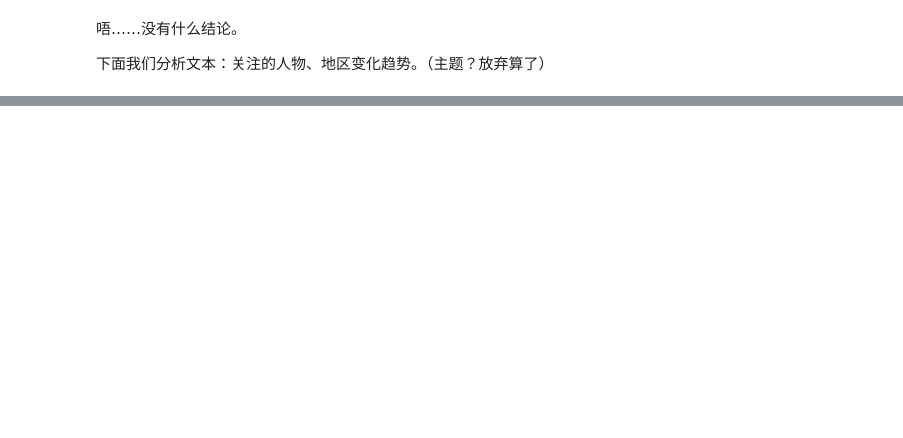
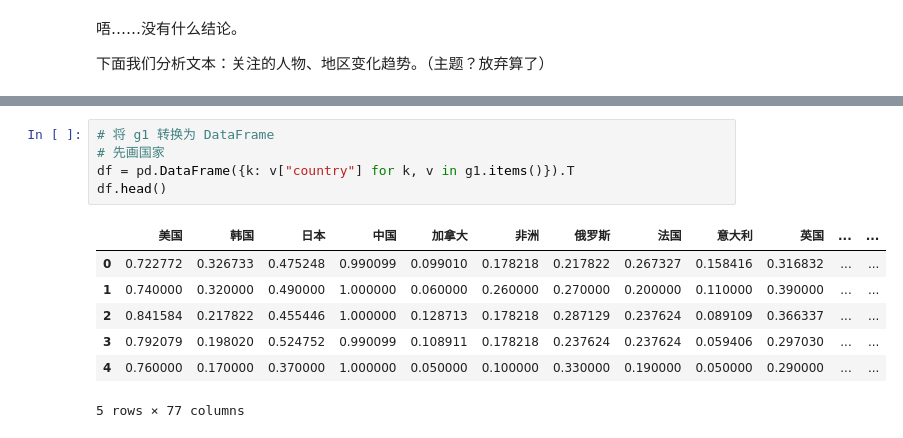
Before and after one commit to Master-Hash/bedtime-statistiques, a Jupyter notebook: analysis.ipynb, the cells around one changed output, grey strips where cells are left out. Drawn from its saved outputs; the diff is of its cells as text; blank space fills up the shorter version.

```diff
--- a/analysis.ipynb
+++ b/analysis.ipynb
@@ -96,0 +184,13 @@ plt.show()
+# %%
+# 将 g1 转换为 DataFrame
+# 先画国家
+df = pd.DataFrame({k: v["country"] for k, v in g1.items()}).T
+df.head()
+# %% [output]
+|  | 美国 | 韩国 | 日本 | 中国 | 加拿大 | 非洲 | 俄罗斯 | 法国 | 意大利 | 英国 | ... | ... |
+| 0 | 0.722772 | 0.326733 | 0.475248 | 0.990099 | 0.099010 | 0.178218 | 0.217822 | 0.267327 | 0.158416 | 0.316832 | ... | ... |
+| 1 | 0.740000 | 0.320000 | 0.490000 | 1.000000 | 0.060000 | 0.260000 | 0.270000 | 0.200000 | 0.110000 | 0.390000 | ... | ... |
+| 2 | 0.841584 | 0.217822 | 0.455446 | 1.000000 | 0.128713 | 0.178218 | 0.287129 | 0.237624 | 0.089109 | 0.366337 | ... | ... |
+| 3 | 0.792079 | 0.198020 | 0.524752 | 0.990099 | 0.108911 | 0.178218 | 0.237624 | 0.237624 | 0.059406 | 0.297030 | ... | ... |
+| 4 | 0.760000 | 0.170000 | 0.370000 | 1.000000 | 0.050000 | 0.100000 | 0.330000 | 0.190000 | 0.050000 | 0.290000 | ... | ... |
+5 rows × 77 columns
```
Also changed, not shown: parts of 4 cells of this notebook.
